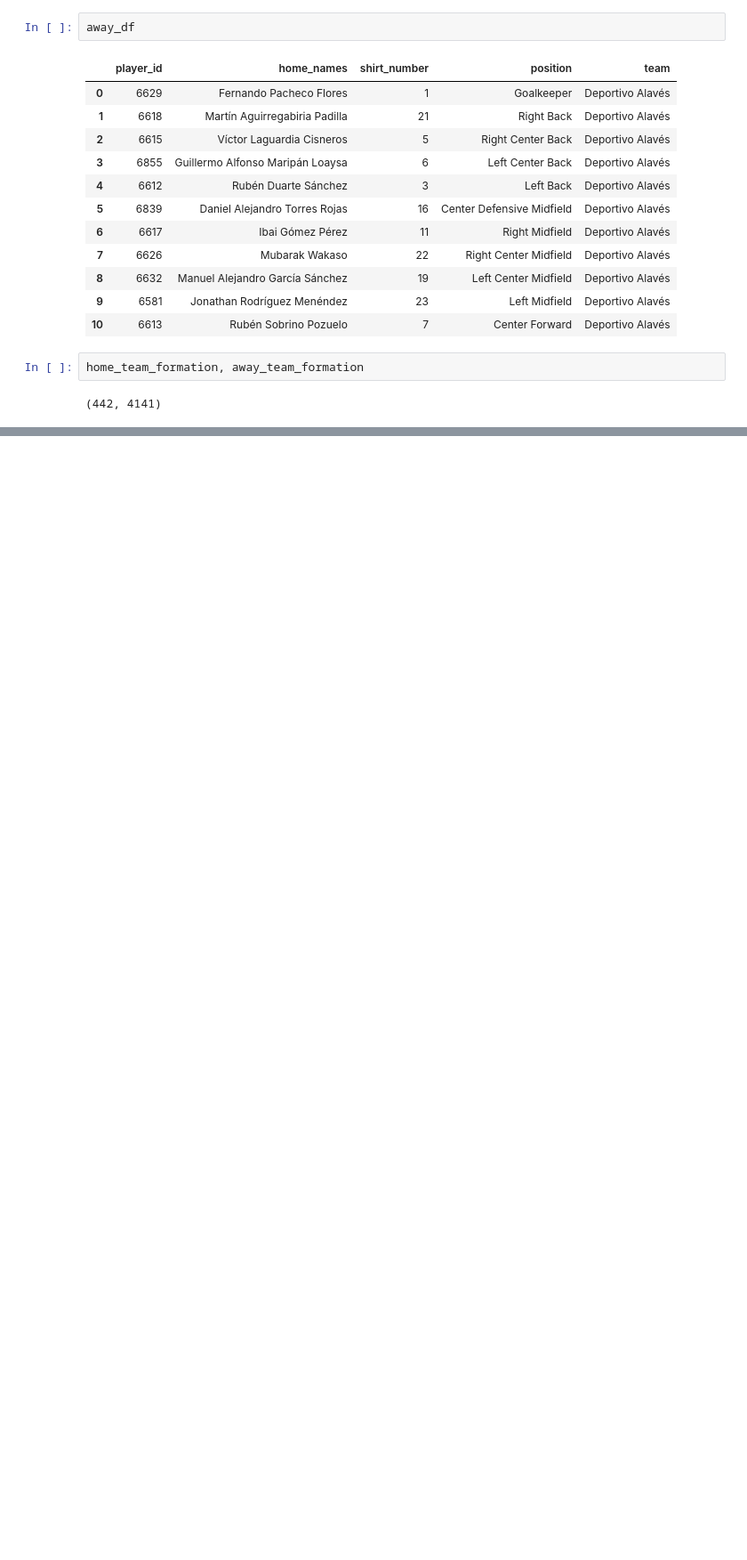
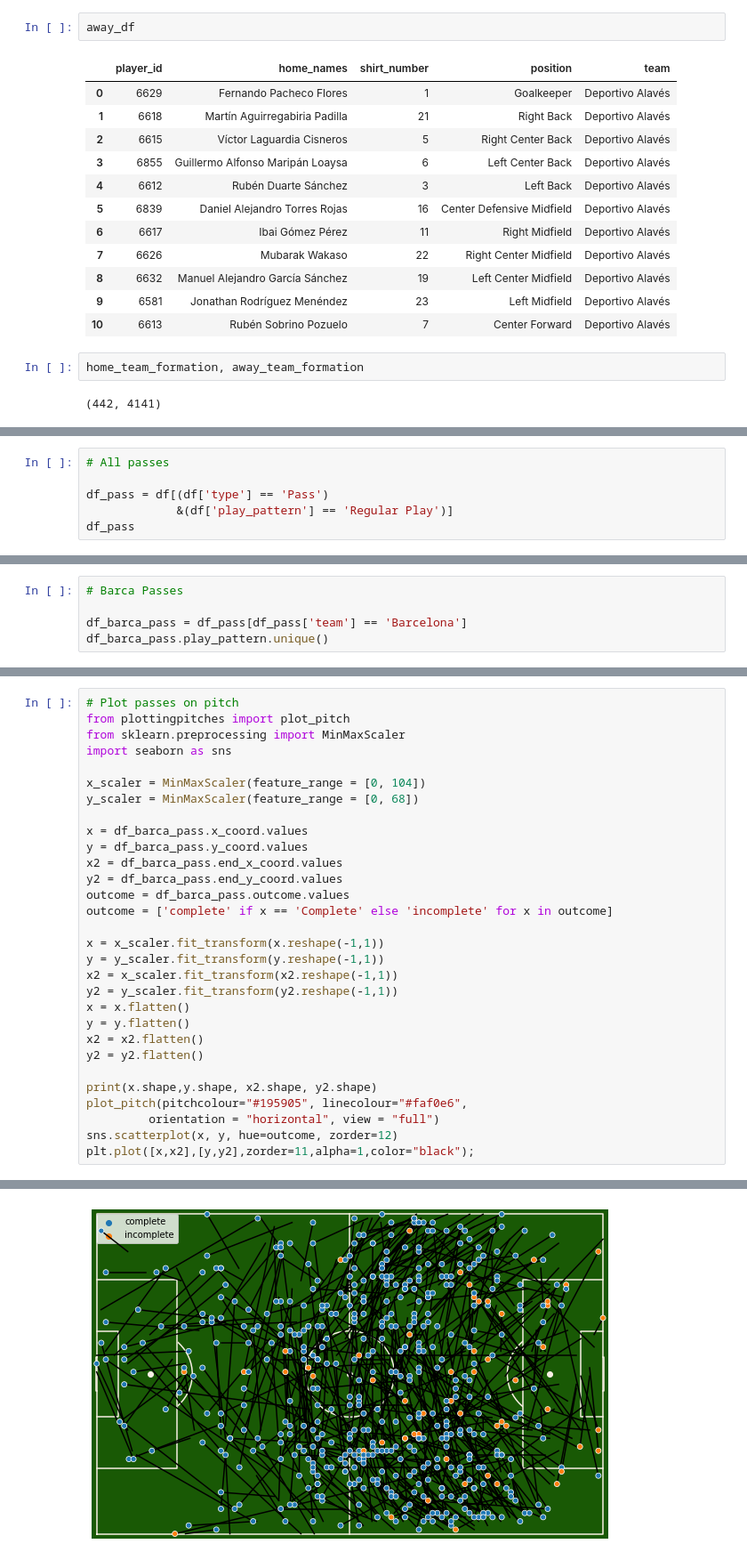
Before and after one commit to timflack/Football-Analysis, a Jupyter notebook: sbDataWalkthrough.ipynb, the cells around one changed output, grey strips where cells are left out. Shown: that part at 89% size. Saved outputs shown, nothing was run; the diff lists cells and outputs as text; blank space fills up the shorter version.

```diff
--- a/sbDataWalkthrough.ipynb
+++ b/sbDataWalkthrough.ipynb
@@ -285,0 +289,6 @@ home_team_formation, away_team_formation
+# %%
+# All passes
+
+df_pass = df[(df['type'] == 'Pass')
+             &(df['play_pattern'] == 'Regular Play')]
+df_pass
@@ -285,0 +314,5 @@ home_team_formation, away_team_formation
+# %%
+# Barca Passes
+
+df_barca_pass = df_pass[df_pass['team'] == 'Barcelona']
+df_barca_pass.play_pattern.unique()
@@ -285,0 +321,31 @@ home_team_formation, away_team_formation
+# %%
+# Plot passes on pitch
+from plottingpitches import plot_pitch
+from sklearn.preprocessing import MinMaxScaler
+import seaborn as sns
+
+x_scaler = MinMaxScaler(feature_range = [0, 104])
+y_scaler = MinMaxScaler(feature_range = [0, 68])
+
+x = df_barca_pass.x_coord.values
+y = df_barca_pass.y_coord.values
+x2 = df_barca_pass.end_x_coord.values
+y2 = df_barca_pass.end_y_coord.values
+outcome = df_barca_pass.outcome.values
+outcome = ['complete' if x == 'Complete' else 'incomplete' for x in outcome]
+
+x = x_scaler.fit_transform(x.reshape(-1,1))
+y = y_scaler.fit_transform(y.reshape(-1,1))
+x2 = x_scaler.fit_transform(x2.reshape(-1,1))
+y2 = y_scaler.fit_transform(y2.reshape(-1,1))
+x = x.flatten()
+y = y.flatten()
+x2 = x2.flatten()
+y2 = y2.flatten()
+
+print(x.shape,y.shape, x2.shape, y2.shape)
+plot_pitch(pitchcolour="#195905", linecolour="#faf0e6",
+         orientation = "horizontal", view = "full")
+sns.scatterplot(x, y, hue=outcome, zorder=12)
+plt.plot([x,x2],[y,y2],zorder=11,alpha=1,color="black");
+# %% [output]
@@ -285,0 +353 @@ home_team_formation, away_team_formation
+[figure, added]
```
Also changed, not shown: parts of 6 cells of this notebook, 4 other files.
